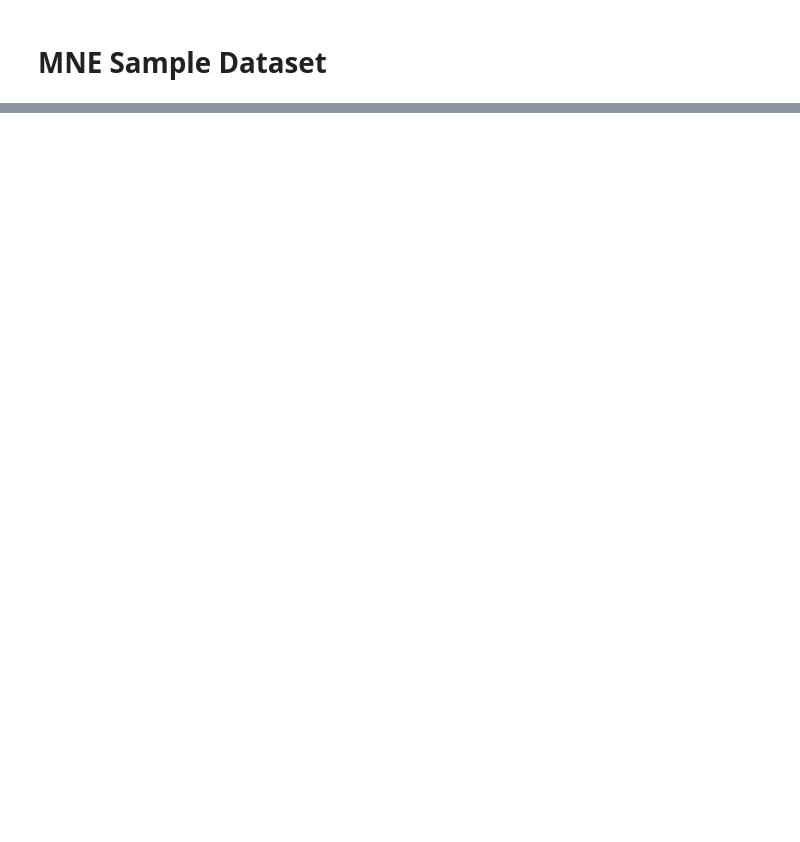
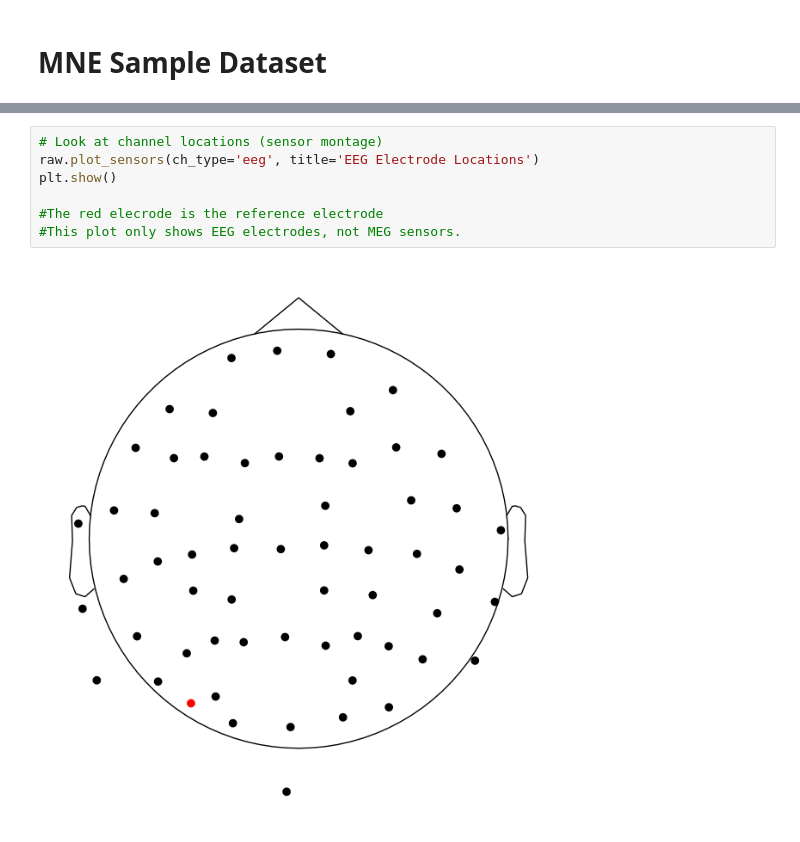
Before and after one commit to Arashi20/EEG-Exploration, a Jupyter notebook: notebooks/data_exploration.ipynb, the cells around one changed output, grey strips where cells are left out. Saved outputs shown, nothing was run; the diff lists cells and outputs as text; blank space fills up the shorter version.

```diff
--- a/notebooks/data_exploration.ipynb
+++ b/notebooks/data_exploration.ipynb
@@ -13,0 +84,9 @@ ModuleNotFoundError: No module named 'mne'
+# %%
+# Look at channel locations (sensor montage)
+raw.plot_sensors(ch_type='eeg', title='EEG Electrode Locations')
+plt.show()
+
+#The red elecrode is the reference electrode
+#This plot only shows EEG electrodes, not MEG sensors.
+# %% [output]
+[figure, added]
```
Also changed, not shown: parts of 11 cells of this notebook, 5 other files.
